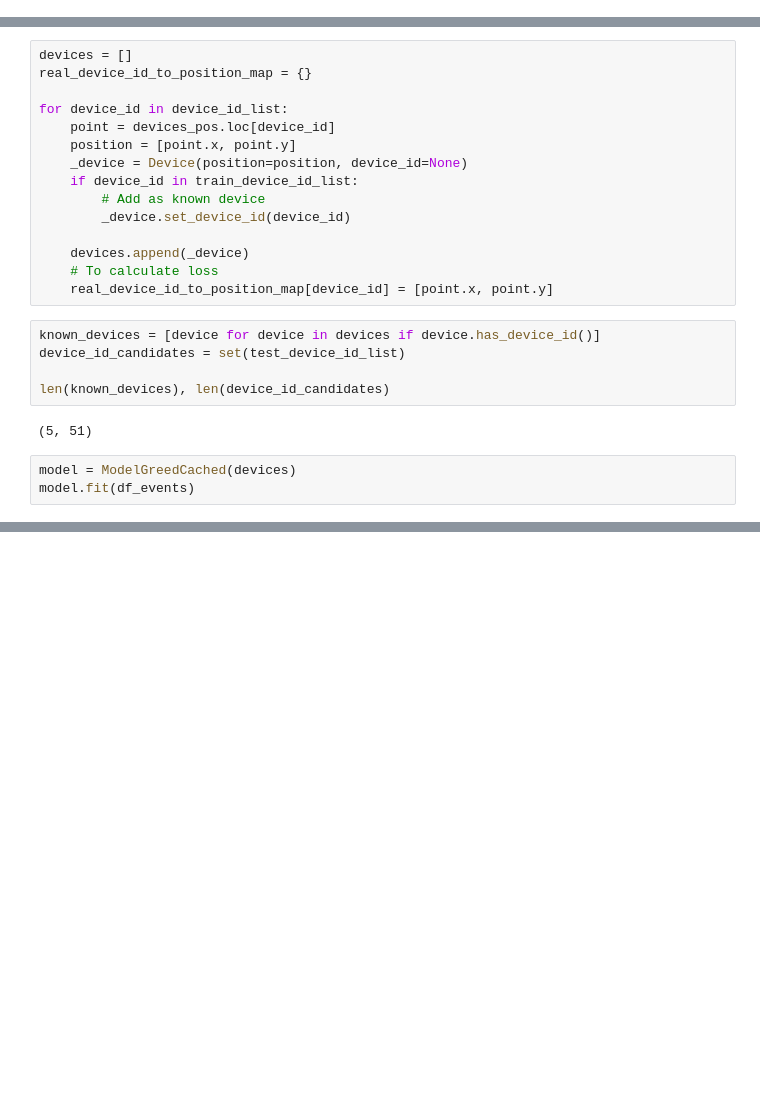
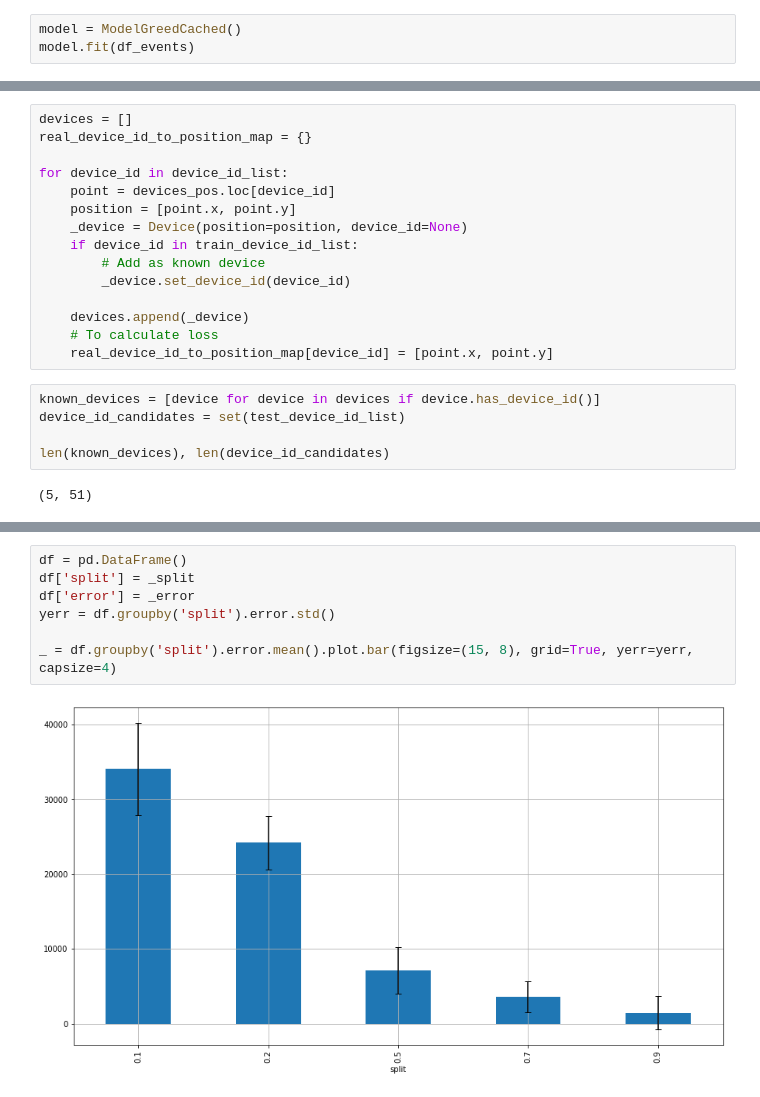
Before and after one commit to LizaLebedeva/junction-2021, a Jupyter notebook: carlos_workspace-2.ipynb, the cells around one changed output, grey strips where cells are left out. Cells and saved outputs as stored; diff of their text form; blank space fills up the shorter version.

```diff
--- a/carlos_workspace-2.ipynb
+++ b/carlos_workspace-2.ipynb
@@ -17,6 +18,9 @@ from lumen.model_greed_cached import ModelGreedCached
 # %%
 df_events = read_events('site_1')
 df_positions = read_positions('site_1')
+# %%
+model = ModelGreedCached()
+model.fit(df_events)
 # %%
 events_map = extract_device_events(df_events)
 print(f"Number of mapped devices: {len(events_map.keys())}")
@@ -56,7 +60,4 @@ device_id_candidates = set(test_device_id_list)
 len(known_devices), len(device_id_candidates)
 # %% [output]
 (5, 51)
-# %%
-model = ModelGreedCached(devices)
-model.fit(df_events)
 # %%
@@ -77,3 +129,12 @@ loss
+# %%
+df = pd.DataFrame()
+df['split'] = _split
+df['error'] = _error
+yerr = df.groupby('split').error.std()
+
+_ = df.groupby('split').error.mean().plot.bar(figsize=(15, 8), grid=True, yerr=yerr, capsize=4)
+# %% [output]
+[figure, added]
 # %% [markdown]
 <a style='text-decoration:none;line-height:16px;display:flex;color:#5B5B62;padding:10px;justify-content:end;' href='https://deepnote.com?utm_source=created-in-deepnote-cell&projectId=e19bc3ac-22fd-4ca3-9f23-d099570b4b40' target="_blank">
 <img alt='Created in deepnote.com' style='display:inline;max-height:16px;margin:0px;margin-right:7.5px;' src='embedded-picture-1' > </img>
```
Also changed, not shown: parts of 4 cells of this notebook, 4 other files.
